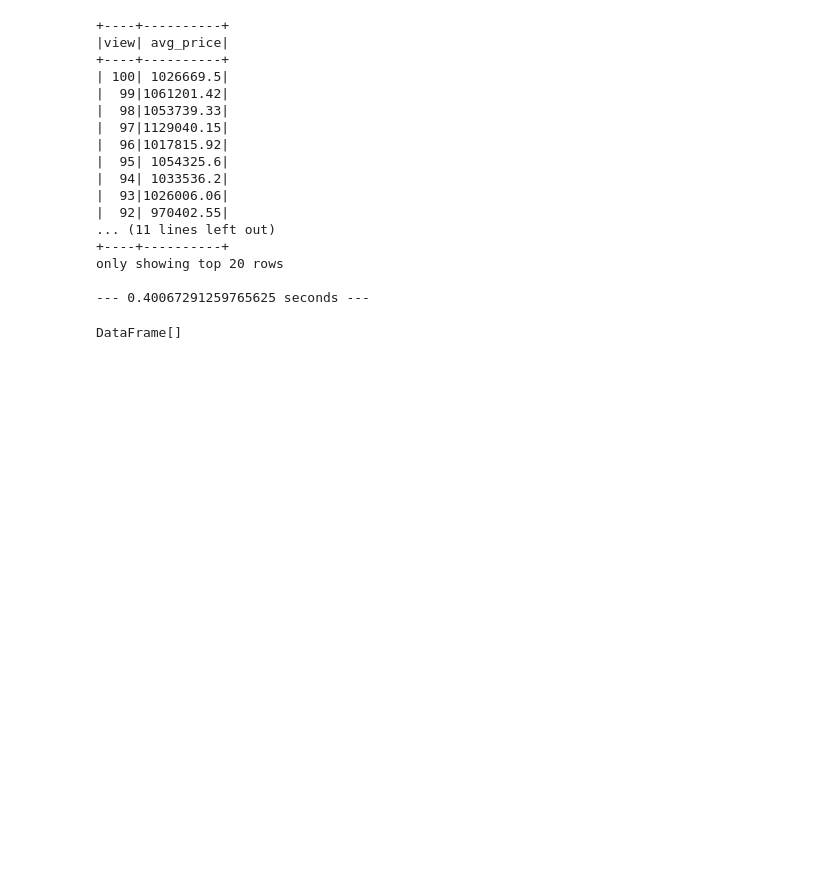
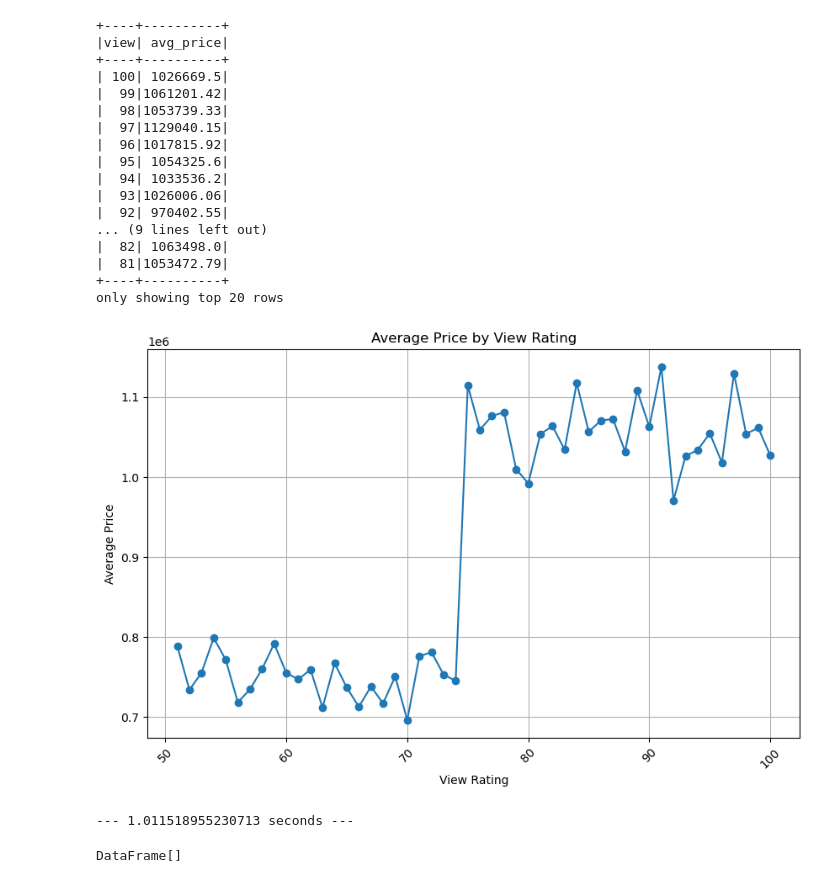
Before and after one commit to sabegg2/Home_Sales, a Jupyter notebook: Home_Sales.ipynb, the cells around one changed output. Cells and saved outputs as stored; diff of their text form; code cells hidden in the pictures; blank space fills up the shorter version.

```diff
--- a/Home_Sales.ipynb
+++ b/Home_Sales.ipynb
@@ -112,40 +171,57 @@ spark.sql("""
 start_time = time.time()
 
 # This query will be used multiple times, save it to a variable
 QUERY_VIEW_RATING = """
                     SELECT
                         view,
                         ROUND(AVG(price), 2) AS avg_price
                     FROM home_sales
                     GROUP BY view
                     HAVING avg_price >= 350000
                     ORDER BY view DESC
                     """
-spark.sql(QUERY_VIEW_RATING).show()
-#df = spark.sql(QUERY_VIEW_RATING)
-#row_count = df.count()
+result4 = spark.sql(QUERY_VIEW_RATING)
+
+# Show table
+result4.show()
+
+# Convert to Pandas DataFrame for plotting
+pdf = result4.toPandas()
+
+# plot
+plt.figure(figsize=(10, 6))
+plt.plot(pdf['view'], pdf['avg_price'], marker='o', linestyle='-')
+plt.title("Average Price by View Rating")
+plt.xlabel("View Rating")
+plt.ylabel("Average Price")
+plt.xticks(rotation=45)
+plt.grid(True)
+plt.show()
+
+#row_count = result4.count()
 #print(f"Number of rows: {row_count}")
-#df.show()
 
 print("--- %s seconds ---" % (time.time() - start_time))
 # %% [output]
 +----+----------+
 |view| avg_price|
 +----+----------+
 | 100| 1026669.5|
 |  99|1061201.42|
 |  98|1053739.33|
 |  97|1129040.15|
 |  96|1017815.92|
 |  95| 1054325.6|
 |  94| 1033536.2|
 |  93|1026006.06|
 |  92| 970402.55|
-... (11 lines left out)
+... (9 lines left out)
+|  82| 1063498.0|
+|  81|1053472.79|
 +----+----------+
 only showing top 20 rows
-
---- 0.40067291259765625 seconds ---
+[figure, added]
+--- 1.011518955230713 seconds ---
 # %%
 # 7. Cache the the temporary table home_sales.
 spark.sql("cache table home_sales")
```
Also changed, not shown: parts of 7 cells of this notebook, 38 other files.
